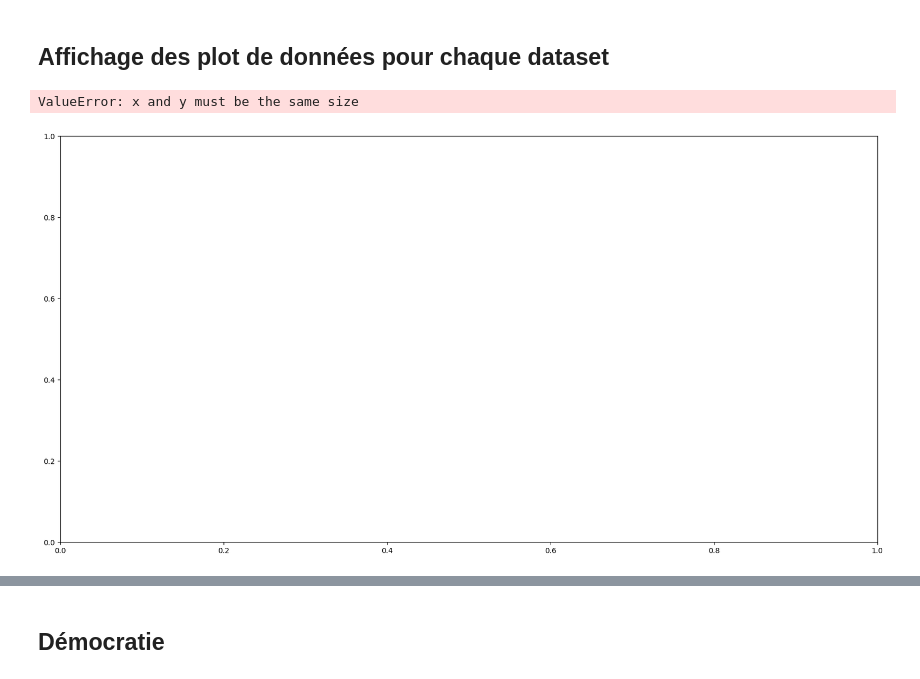
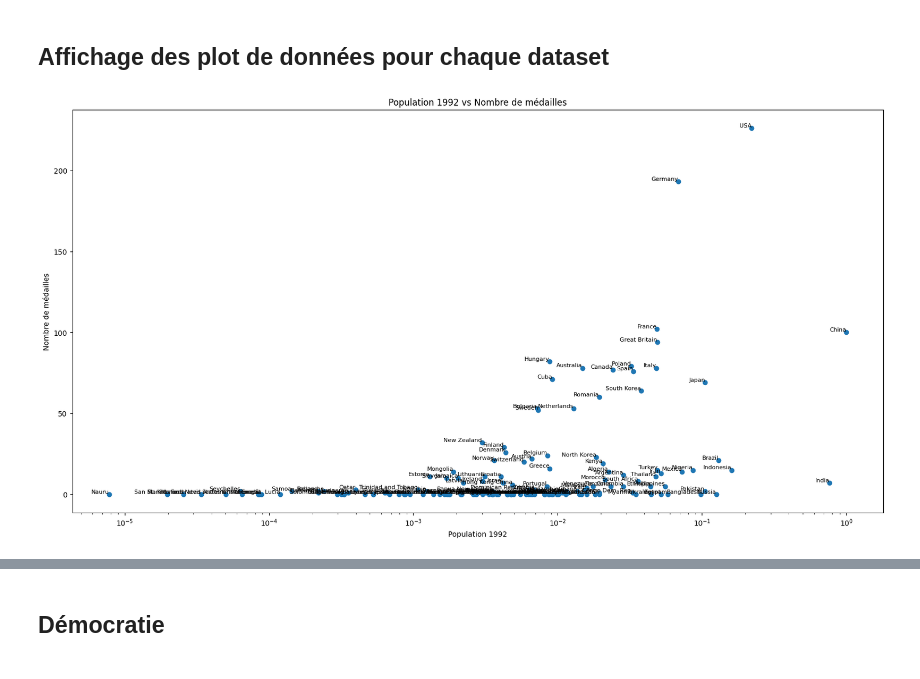
Before and after one commit to Jmuhleman/GML, a Jupyter notebook: analyseExplo.ipynb, the cells around one changed output, grey strips where cells are left out. Cells and saved outputs as stored; diff of their text form; code cells hidden in the pictures.

Commit message:
add plot

```diff
--- a/analyseExplo.ipynb
+++ b/analyseExplo.ipynb
@@ -485,26 +485,28 @@ f.to_csv('archive_raw/countries_names_gapminder.csv', index=False)
 # %%
 import matplotlib.pyplot as plt
 import pandas as pd
 
 # lecture de données des médailles
-medals = pd.read_csv('second_part_countries_cleaned_normalized.csv')
-pop_1992 = pd.read_csv('1992_population.csv')
+medals = pd.read_csv('second_part_countries_cleaned_no_normalized.csv')
+pop = pd.read_csv('1992_population.csv')
 
-pop_1992 =  pop_1992.iloc[:, 1:]
+pop_1992 =  pop.iloc[:, 1:]
 medals_1992 = medals.iloc[0, :-1]
 
+#echelle log
 plt.figure(figsize=(20, 10))
-plt.scatter(medals_1992, pop_1992)
+plt.scatter(pop_1992, medals_1992)
+plt.xscale('log')
+
 plt.xlabel('Population 1992')
 plt.ylabel('Nombre de médailles')
 plt.title('Population 1992 vs Nombre de médailles')
 
 # Add labels for each country
-for i, country in enumerate(medals.columns[1:]):
-    plt.annotate(country, (medals_1992.iloc[i], pop_1992.iloc[i]),
+for i, country in enumerate(medals.columns[:-1]):
+    plt.annotate(country, ( pop_1992.iloc[i], medals_1992.iloc[i]),
                  fontsize=8, ha='right', va='bottom')
 
 plt.show()
 # %% [output]
-ValueError: x and y must be the same size
-[figure, old version]
+[figure, new version]
```
Also changed, not shown: parts of 4 cells of this notebook, 4 other files.
